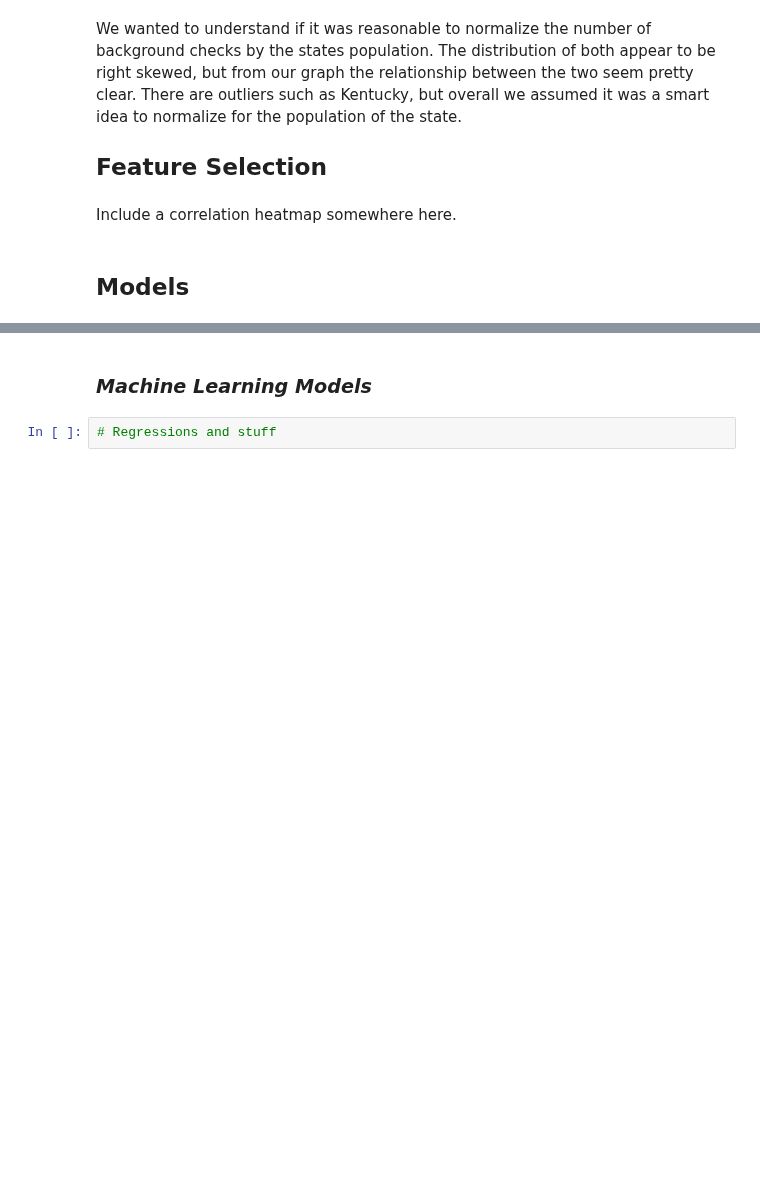
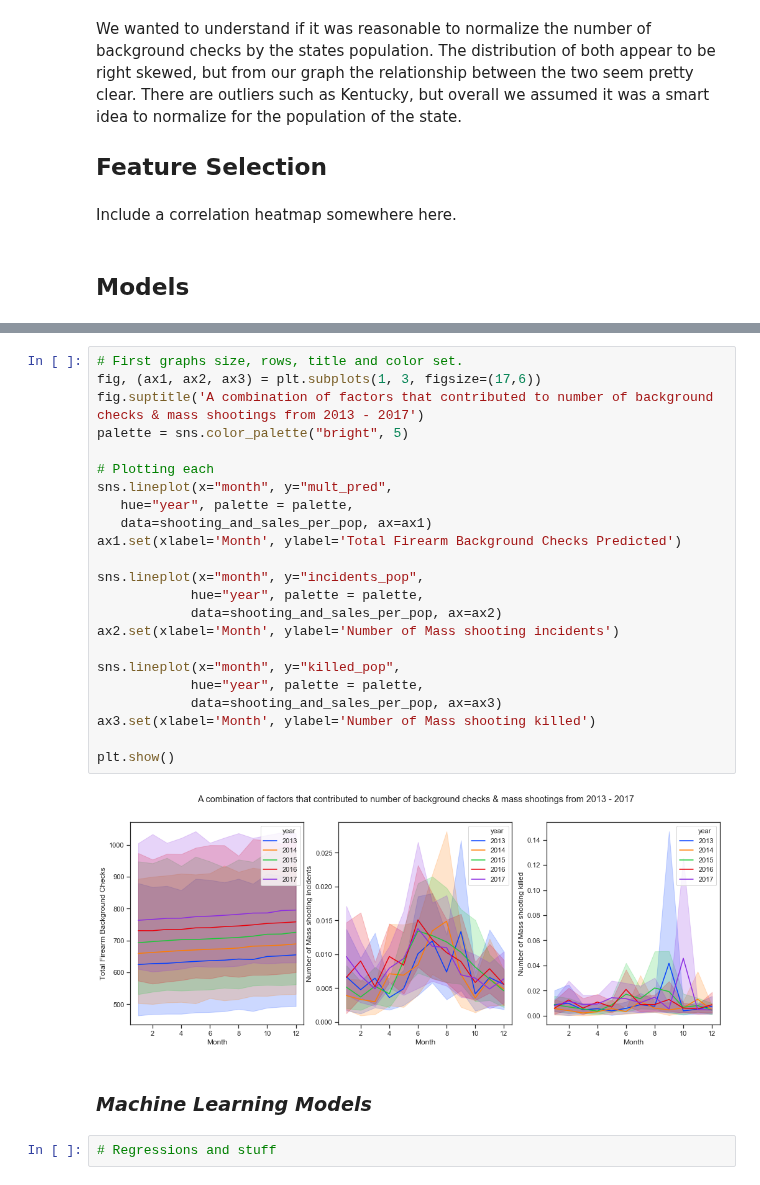
Before and after one commit to EliasFM/INFO370-FinalProject, a Jupyter notebook: webpage.ipynb, the cells around one changed output, grey strips where cells are left out. Cells and saved outputs as stored; diff of their text form; blank space fills up the shorter version.

```diff
--- a/webpage.ipynb
+++ b/webpage.ipynb
@@ -222,3 +272,28 @@ HTML('''<script type='text/javascript' src='https://10az.online.tableau.com/java
+# %%
+# First graphs size, rows, title and color set.
+fig, (ax1, ax2, ax3) = plt.subplots(1, 3, figsize=(17,6))
+fig.suptitle('A combination of factors that contributed to number of background checks & mass shootings from 2013 - 2017')
+palette = sns.color_palette("bright", 5)
+
+# Plotting each
+sns.lineplot(x="month", y="mult_pred",
+   hue="year", palette = palette,
+   data=shooting_and_sales_per_pop, ax=ax1)
+ax1.set(xlabel='Month', ylabel='Total Firearm Background Checks Predicted')
+
+sns.lineplot(x="month", y="incidents_pop",
+            hue="year", palette = palette,
+            data=shooting_and_sales_per_pop, ax=ax2)
+ax2.set(xlabel='Month', ylabel='Number of Mass shooting incidents')
+
+sns.lineplot(x="month", y="killed_pop",
+            hue="year", palette = palette,
+            data=shooting_and_sales_per_pop, ax=ax3)
+ax3.set(xlabel='Month', ylabel='Number of Mass shooting killed')
+
+plt.show()
+# %% [output]
+[figure, added]
 # %% [markdown]
 ### _Machine Learning Models_
 # %%
```
Also changed, not shown: parts of 9 cells of this notebook.
